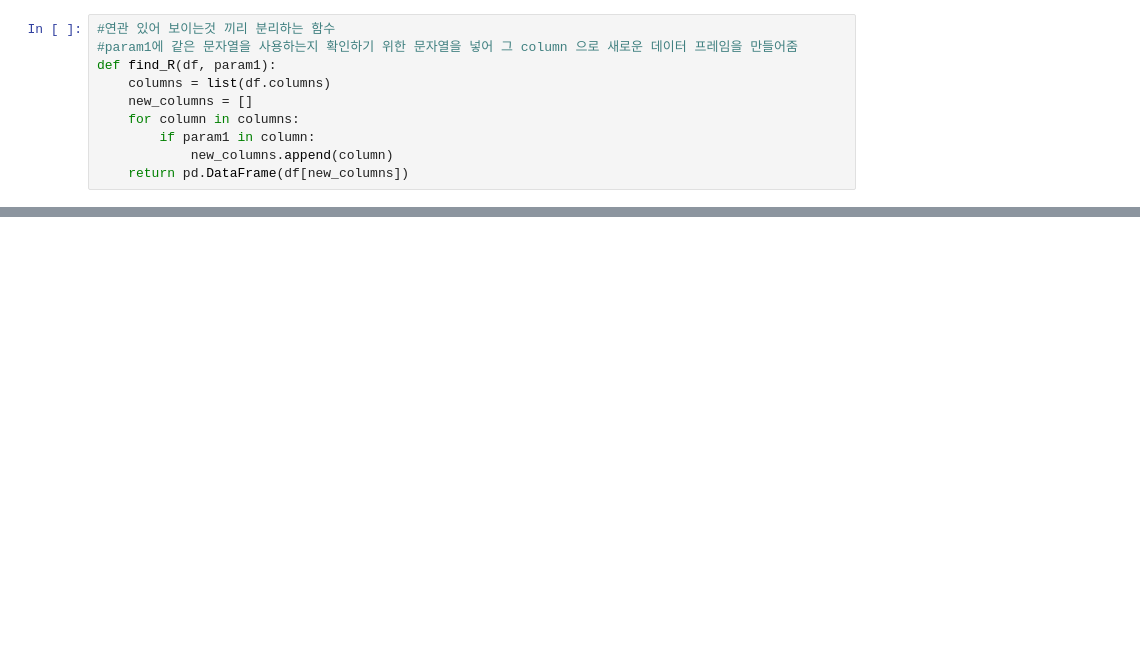
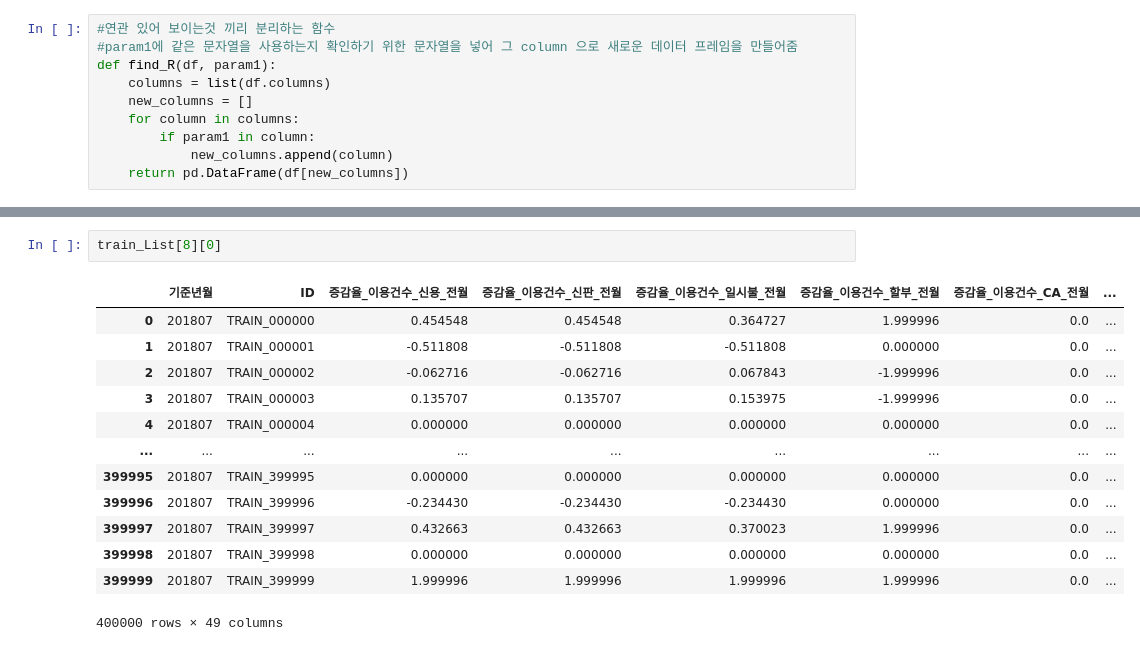
Before and after one commit to BalamBBang/Credit-Card-Segment, a Jupyter notebook: LGW/Data_Analysis.ipynb, the cells around one changed output, grey strips where cells are left out. Cells and saved outputs as stored; diff of their text form; blank space fills up the shorter version.

```diff
--- a/LGW/Data_Analysis.ipynb
+++ b/LGW/Data_Analysis.ipynb
@@ -470,0 +807,16 @@ find_R(df, "2순위")
+# %%
+train_List[8][0]
+# %% [output]
+|  | 기준년월 | ID | 증감율_이용건수_신용_전월 | 증감율_이용건수_신판_전월 | 증감율_이용건수_일시불_전월 | 증감율_이용건수_할부_전월 | 증감율_이용건수_CA_전월 | ... |
+| 0 | 201807 | TRAIN_000000 | 0.454548 | 0.454548 | 0.364727 | 1.999996 | 0.0 | ... |
+| 1 | 201807 | TRAIN_000001 | -0.511808 | -0.511808 | -0.511808 | 0.000000 | 0.0 | ... |
+| 2 | 201807 | TRAIN_000002 | -0.062716 | -0.062716 | 0.067843 | -1.999996 | 0.0 | ... |
+| 3 | 201807 | TRAIN_000003 | 0.135707 | 0.135707 | 0.153975 | -1.999996 | 0.0 | ... |
+| 4 | 201807 | TRAIN_000004 | 0.000000 | 0.000000 | 0.000000 | 0.000000 | 0.0 | ... |
+| ... | ... | ... | ... | ... | ... | ... | ... | ... |
+| 399995 | 201807 | TRAIN_399995 | 0.000000 | 0.000000 | 0.000000 | 0.000000 | 0.0 | ... |
+| 399996 | 201807 | TRAIN_399996 | -0.234430 | -0.234430 | -0.234430 | 0.000000 | 0.0 | ... |
+| 399997 | 201807 | TRAIN_399997 | 0.432663 | 0.432663 | 0.370023 | 1.999996 | 0.0 | ... |
+| 399998 | 201807 | TRAIN_399998 | 0.000000 | 0.000000 | 0.000000 | 0.000000 | 0.0 | ... |
+| 399999 | 201807 | TRAIN_399999 | 1.999996 | 1.999996 | 1.999996 | 1.999996 | 0.0 | ... |
+400000 rows × 49 columns
```
Also changed, not shown: parts of 59 cells of this notebook, 3 other files.
